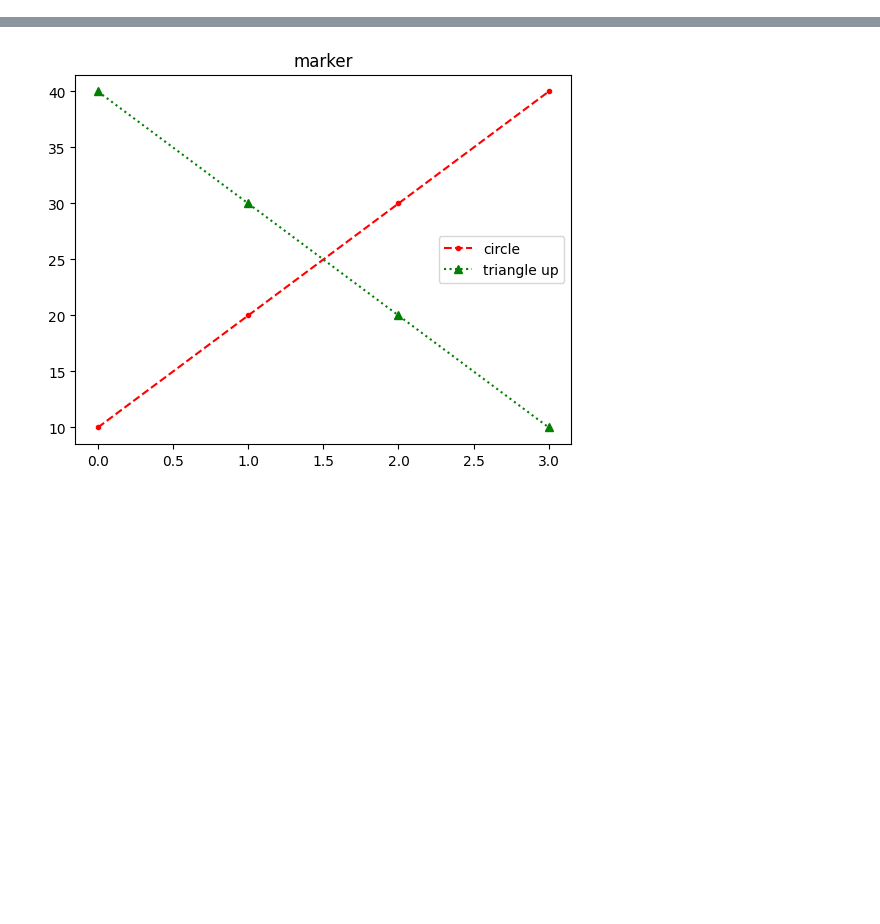
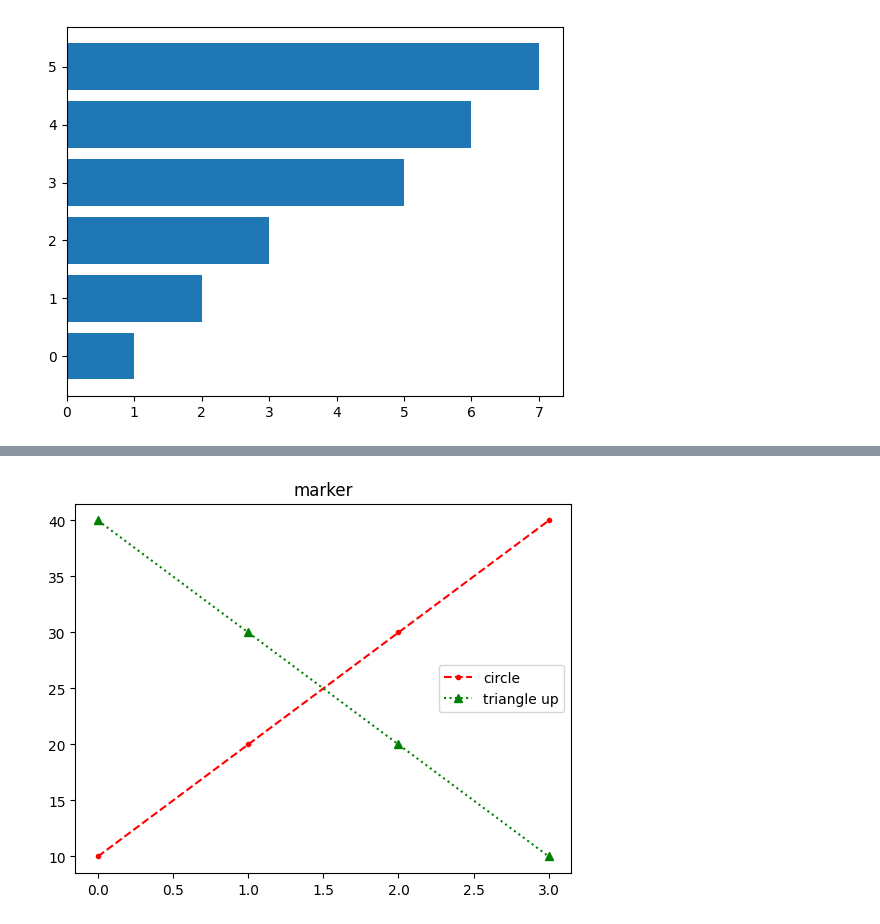
Before and after one commit to sejinlim2001/PythonTest, a Jupyter notebook: test2.ipynb, the cells around one changed output, grey strips where cells are left out. Saved outputs shown, nothing was run; the diff lists cells and outputs as text; code cells hidden in the pictures; blank space fills up the shorter version.

```diff
--- a/test2.ipynb
+++ b/test2.ipynb
@@ -0,0 +20,7 @@
+# %%
+import matplotlib.pyplot as plt
+
+plt.barh(range(6), [1, 2, 3, 5, 6, 7])
+plt.show()
+# %% [output]
+[figure, added]
```
Also changed, not shown: parts of 5 cells of this notebook, 2 other files.
